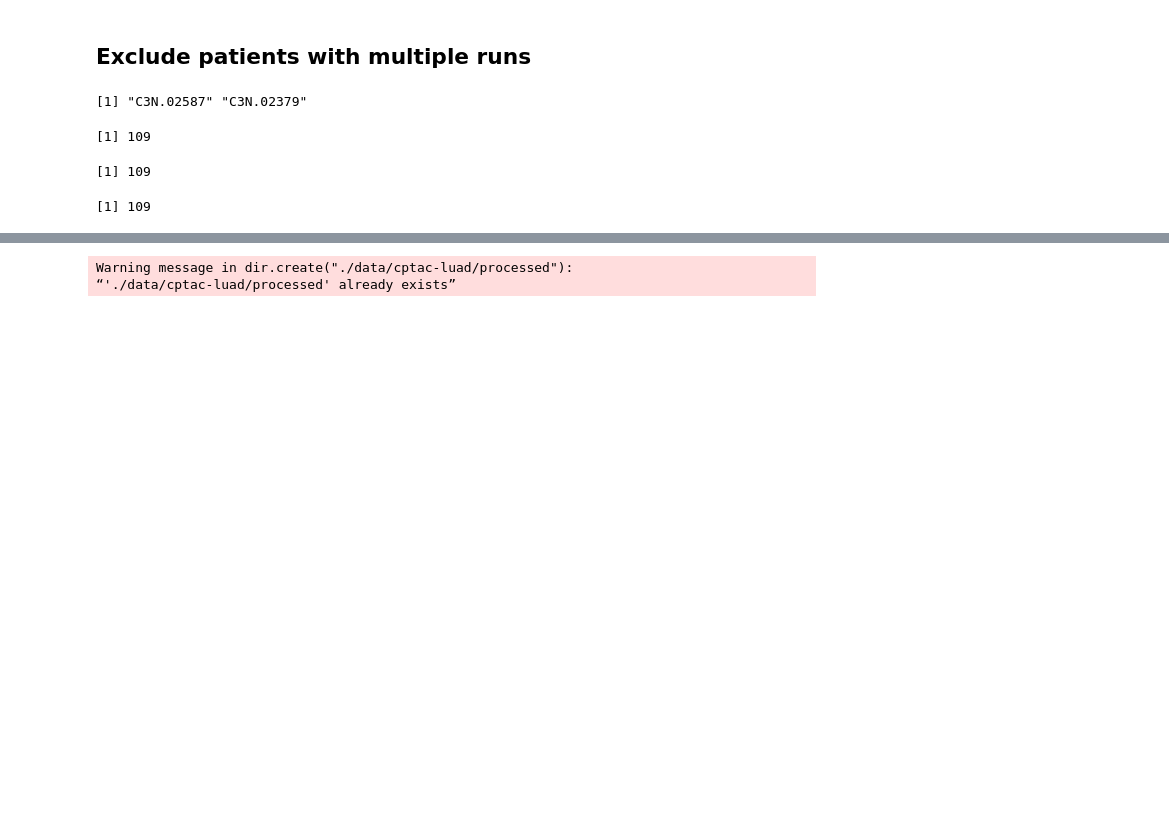
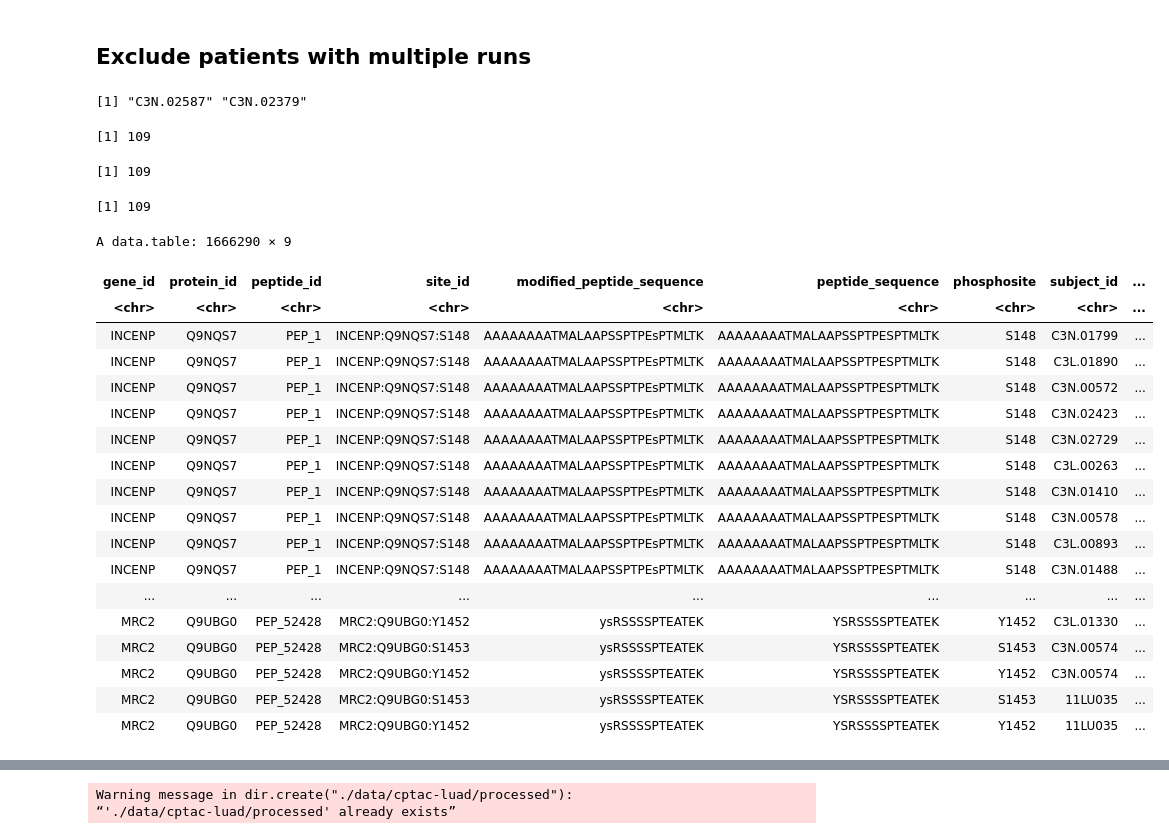
Before and after one commit to yknkns/signalfibration, a Jupyter notebook: docs/00-1_cptac-luad_data_aquisition.ipynb, the cells around one changed output, grey strips where cells are left out. Drawn from its saved outputs; the diff is of its cells as text; code cells hidden in the pictures; blank space fills up the shorter version.

Commit message:
⚡️ changed ids in outputs from run_ids to subject_ids

```diff
--- a/docs/00-1_cptac-luad_data_aquisition.ipynb
+++ b/docs/00-1_cptac-luad_data_aquisition.ipynb
@@ -254,2 +248,24 @@ uniqueN(proteo$run_id)
 # %% [output]
 [1] 109
+# %%
+phospho
+# %% [output]
+A data.table: 1666290 × 9
+| gene_id | protein_id | peptide_id | site_id | modified_peptide_sequence | peptide_sequence | phosphosite | subject_id | ... |
+| <chr> | <chr> | <chr> | <chr> | <chr> | <chr> | <chr> | <chr> | ... |
+| INCENP | Q9NQS7 | PEP_1 | INCENP:Q9NQS7:S148 | AAAAAAAATMALAAPSSPTPEsPTMLTK | AAAAAAAATMALAAPSSPTPESPTMLTK | S148 | C3N.01799 | ... |
+| INCENP | Q9NQS7 | PEP_1 | INCENP:Q9NQS7:S148 | AAAAAAAATMALAAPSSPTPEsPTMLTK | AAAAAAAATMALAAPSSPTPESPTMLTK | S148 | C3L.01890 | ... |
+| INCENP | Q9NQS7 | PEP_1 | INCENP:Q9NQS7:S148 | AAAAAAAATMALAAPSSPTPEsPTMLTK | AAAAAAAATMALAAPSSPTPESPTMLTK | S148 | C3N.00572 | ... |
+| INCENP | Q9NQS7 | PEP_1 | INCENP:Q9NQS7:S148 | AAAAAAAATMALAAPSSPTPEsPTMLTK | AAAAAAAATMALAAPSSPTPESPTMLTK | S148 | C3N.02423 | ... |
+| INCENP | Q9NQS7 | PEP_1 | INCENP:Q9NQS7:S148 | AAAAAAAATMALAAPSSPTPEsPTMLTK | AAAAAAAATMALAAPSSPTPESPTMLTK | S148 | C3N.02729 | ... |
+| INCENP | Q9NQS7 | PEP_1 | INCENP:Q9NQS7:S148 | AAAAAAAATMALAAPSSPTPEsPTMLTK | AAAAAAAATMALAAPSSPTPESPTMLTK | S148 | C3L.00263 | ... |
+| INCENP | Q9NQS7 | PEP_1 | INCENP:Q9NQS7:S148 | AAAAAAAATMALAAPSSPTPEsPTMLTK | AAAAAAAATMALAAPSSPTPESPTMLTK | S148 | C3N.01410 | ... |
+| INCENP | Q9NQS7 | PEP_1 | INCENP:Q9NQS7:S148 | AAAAAAAATMALAAPSSPTPEsPTMLTK | AAAAAAAATMALAAPSSPTPESPTMLTK | S148 | C3N.00578 | ... |
+| INCENP | Q9NQS7 | PEP_1 | INCENP:Q9NQS7:S148 | AAAAAAAATMALAAPSSPTPEsPTMLTK | AAAAAAAATMALAAPSSPTPESPTMLTK | S148 | C3L.00893 | ... |
+| INCENP | Q9NQS7 | PEP_1 | INCENP:Q9NQS7:S148 | AAAAAAAATMALAAPSSPTPEsPTMLTK | AAAAAAAATMALAAPSSPTPESPTMLTK | S148 | C3N.01488 | ... |
+| ... | ... | ... | ... | ... | ... | ... | ... | ... |
+| MRC2 | Q9UBG0 | PEP_52428 | MRC2:Q9UBG0:Y1452 | ysRSSSSPTEATEK | YSRSSSSPTEATEK | Y1452 | C3L.01330 | ... |
+| MRC2 | Q9UBG0 | PEP_52428 | MRC2:Q9UBG0:S1453 | ysRSSSSPTEATEK | YSRSSSSPTEATEK | S1453 | C3N.00574 | ... |
+| MRC2 | Q9UBG0 | PEP_52428 | MRC2:Q9UBG0:Y1452 | ysRSSSSPTEATEK | YSRSSSSPTEATEK | Y1452 | C3N.00574 | ... |
+| MRC2 | Q9UBG0 | PEP_52428 | MRC2:Q9UBG0:S1453 | ysRSSSSPTEATEK | YSRSSSSPTEATEK | S1453 | 11LU035 | ... |
+| MRC2 | Q9UBG0 | PEP_52428 | MRC2:Q9UBG0:Y1452 | ysRSSSSPTEATEK | YSRSSSSPTEATEK | Y1452 | 11LU035 | ... |
```
Also changed, not shown: parts of 5 cells of this notebook.
